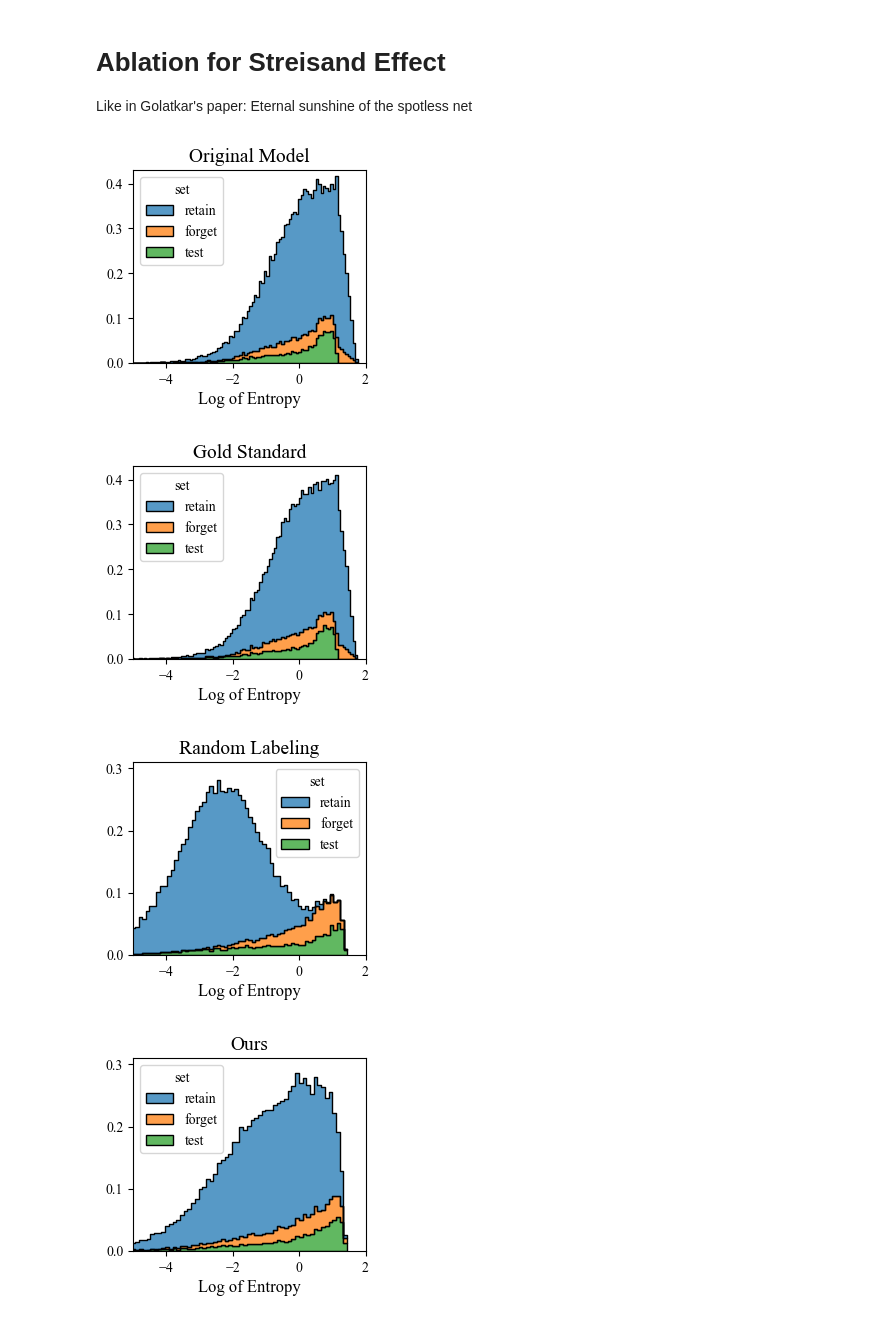
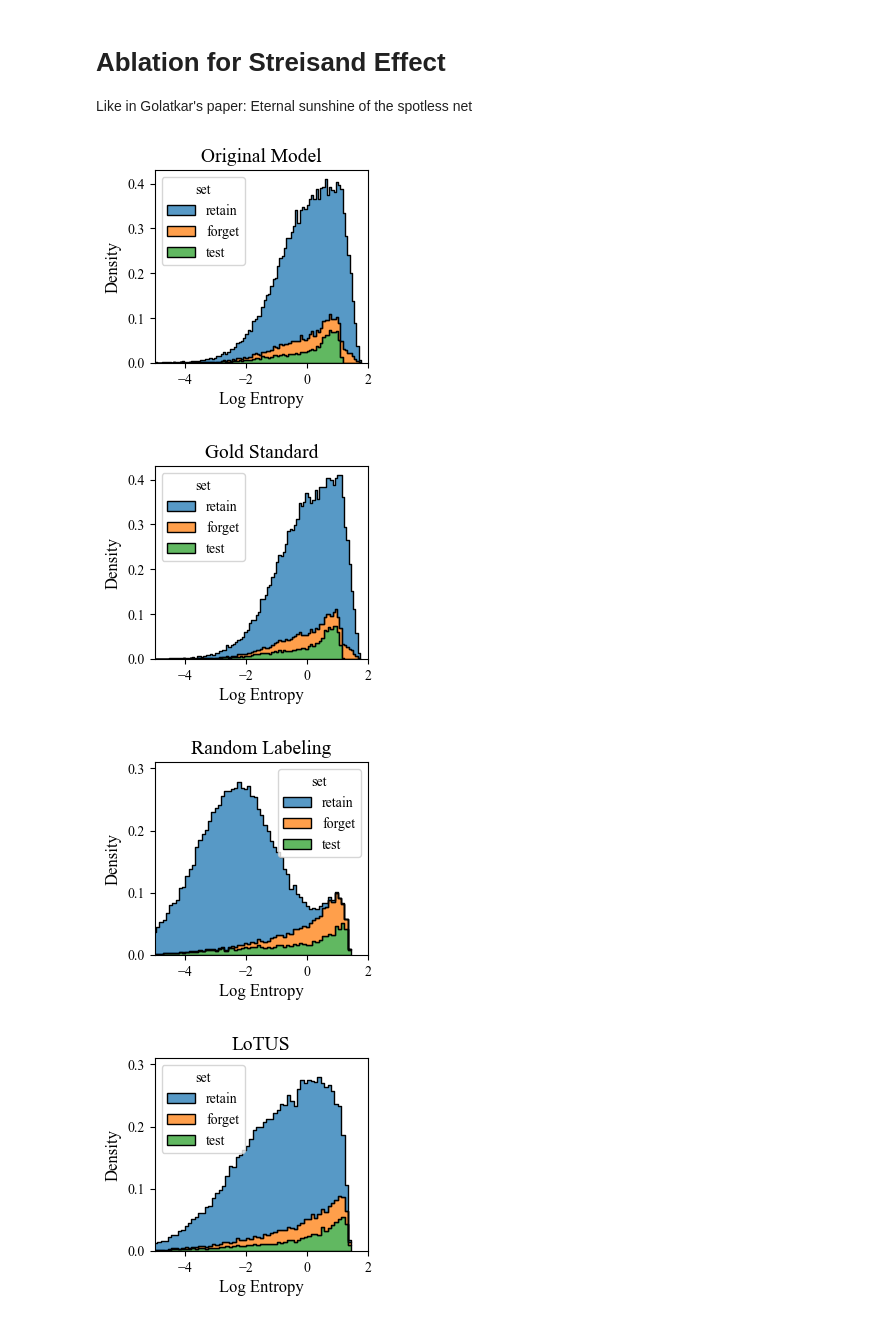
Before and after one commit to cspartalis/LoTUS, a Jupyter notebook: notebooks/streisand.ipynb, the cells around one changed output. Drawn from its saved outputs; the diff is of its cells as text; code cells hidden in the pictures.

```diff
--- a/notebooks/streisand.ipynb
+++ b/notebooks/streisand.ipynb
@@ -124,7 +124,7 @@ data_original["log_entropy"] = data_original.groupby("set")["log_entropy"].trans
 )
 
 # Create the histogram plot with different colors for each data split
-plt.figure(figsize=(3, 2.5))
+plt.figure(figsize=(2.75, 2.5))
 sns.histplot(
     data=data_original,
     x="log_entropy",
@@ -136,17 +136,17 @@ sns.histplot(
 )
 
 plt.title("Original Model", fontsize=14)
-plt.xlabel("Log of Entropy", fontsize=12)
+plt.xlabel("Log Entropy", fontsize=12)
 plt.xticks(fontsize=10)
 plt.xticks(fontsize=10)
-plt.ylabel(None)
+plt.ylabel("Density", fontsize=12)
 plt.xlim(-5, 2)
 plt.ylim(0.0, 0.43)
 
 plt.savefig(f"streisand/plots/original.png", dpi=300, bbox_inches='tight')
 plt.show()
 # %% [output]
-[figure, old version]
+[figure, new version]
 # %%
 # Create a DataFrame combining the log entropy values and labels
 data_gold = pd.DataFrame(
@@ -166,7 +166,7 @@ data_gold["log_entropy"] = data_gold.groupby("set")["log_entropy"].transform(
 )
 
 # Create the histogram plot with different colors for each data split
-plt.figure(figsize=(3, 2.5))
+plt.figure(figsize=(2.75, 2.5))
 sns.histplot(
     data=data_gold,
     x="log_entropy",
@@ -177,17 +177,17 @@ sns.histplot(
     element="step",
 )
 plt.title("Gold Standard", fontsize=14)
-plt.xlabel("Log of Entropy", fontsize=12)
+plt.xlabel("Log Entropy", fontsize=12)
 plt.xticks(fontsize=10)
 plt.xticks(fontsize=10)
-plt.ylabel(None)
+plt.ylabel("Density", fontsize=12)
 plt.xlim(-5, 2)
 plt.ylim(0.0, 0.43)
 
 plt.savefig(f"streisand/plots/gold.png", dpi=300, bbox_inches='tight')
 plt.show()
 # %% [output]
-[figure, old version]
+[figure, new version]
 # %%
 # Create a DataFrame combining the log entropy values and labels
 data_relabel = pd.DataFrame(
@@ -202,7 +202,7 @@ data_relabel = pd.DataFrame(
 )
 
 # Create the histogram plot with different colors for each data split
-plt.figure(figsize=(3, 2.5))
+plt.figure(figsize=(2.75, 2.5))
 sns.histplot(
     data=data_relabel,
     x="log_entropy",
@@ -213,50 +213,50 @@ sns.histplot(
     element="step",
 )
 plt.title("Random Labeling", fontsize=14)
-plt.xlabel("Log of Entropy", fontsize=12)
+plt.xlabel("Log Entropy", fontsize=12)
 plt.xticks(fontsize=10)
 plt.xticks(fontsize=10)
-plt.ylabel(None)
+plt.ylabel("Density", fontsize=12)
 plt.xlim(-5, 2)
 plt.ylim(0.0, 0.31)
 
 plt.savefig(f"streisand/plots/random_labeling.png", dpi=300, bbox_inches='tight')
 plt.show()
 # %% [output]
-[figure, old version]
+[figure, new version]
 # %%
 # Create a DataFrame combining the log entropy values and labels
 data_our = pd.DataFrame(
     {
         "log_entropy": np.concatenate(
             [our_retain.to("cpu"), our_forget.to("cpu"), our_test.to("cpu")]
         ),
         "set": ["retain"] * len(our_retain)
         + ["forget"] * len(our_forget)
         + ["test"] * len(our_test),
     }
 )
 
 # Create the histogram plot with different colors for each data split
-plt.figure(figsize=(3, 2.5))
+plt.figure(figsize=(2.75, 2.5))
 sns.histplot(
     data=data_our,
     x="log_entropy",
     hue="set",
     multiple="stack",
     kde=False,
     stat="density",
     element="step",
 )
-plt.title("Ours", fontsize=14)
-plt.xlabel("Log of Entropy", fontsize=12)
+plt.title("LoTUS", fontsize=14)
+plt.xlabel("Log Entropy", fontsize=12)
 plt.xticks(fontsize=10)
 plt.xticks(fontsize=10)
-plt.ylabel(None)
+plt.ylabel("Density", fontsize=12)
 plt.xlim(-5, 2)
 plt.ylim(0.0, 0.31)
 
 plt.savefig(f"streisand/plots/ours.png", dpi=300, bbox_inches='tight')
 plt.show()
 # %% [output]
-[figure, old version]
+[figure, new version]
```
Also changed, not shown: 47 other files.
